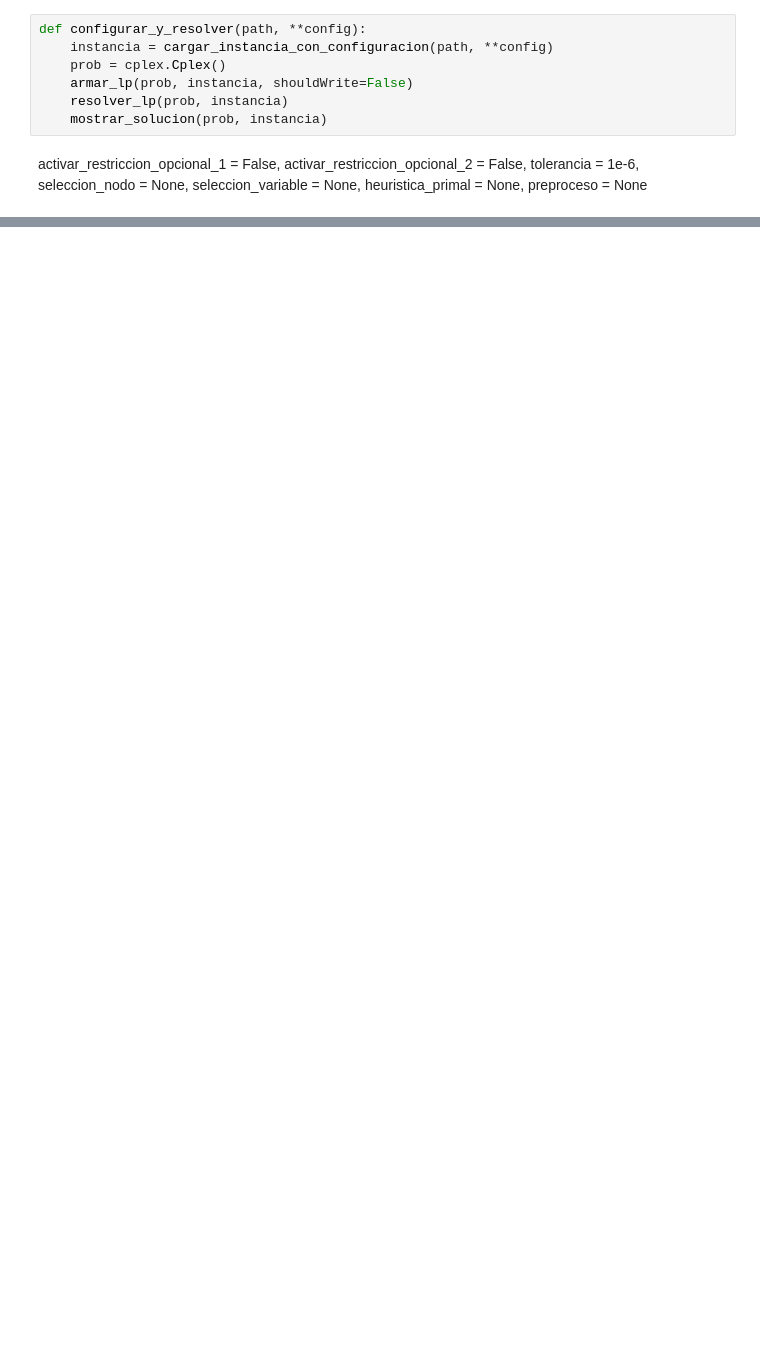
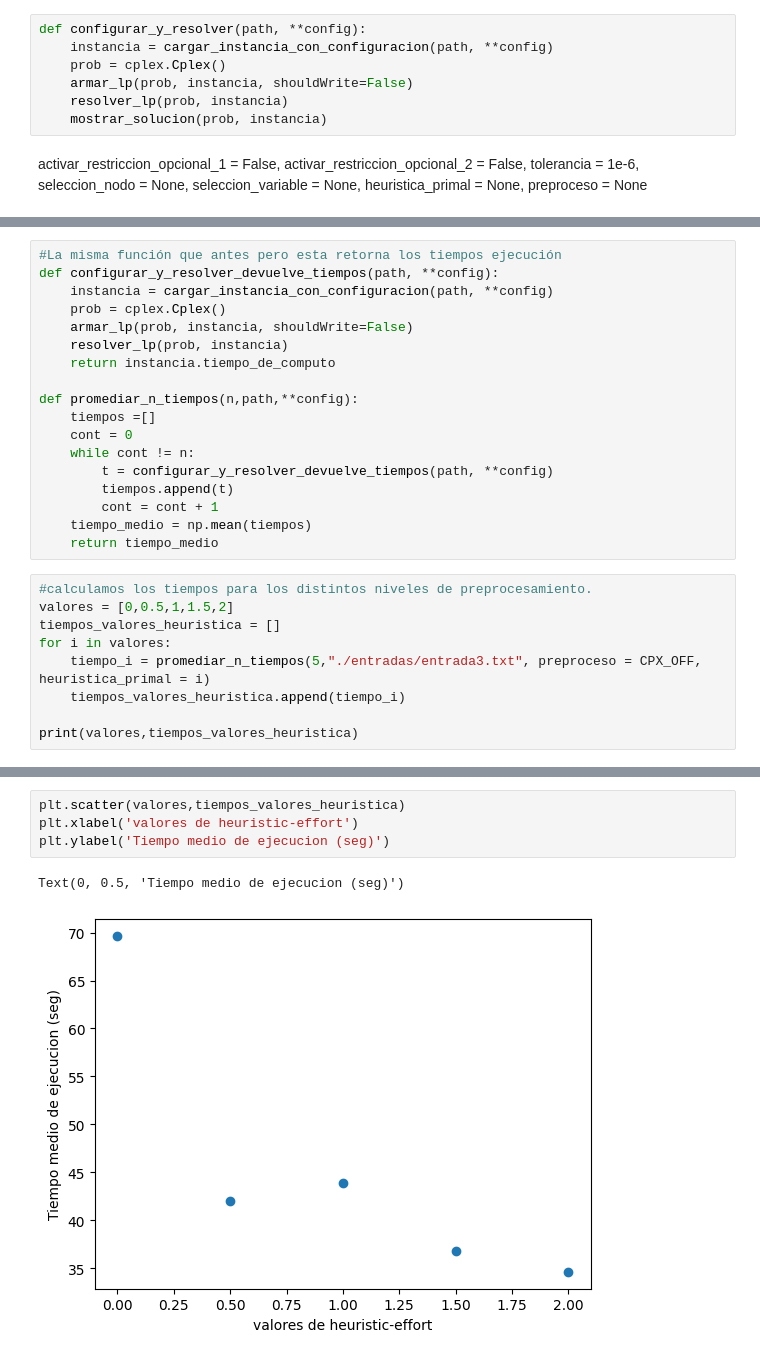
Before and after one commit to Nicopiwi/tps-invop-1c2024, a Jupyter notebook: tp1_ple/notebook.ipynb, the cells around one changed output, grey strips where cells are left out. Saved outputs shown, nothing was run; the diff lists cells and outputs as text; blank space fills up the shorter version.

```diff
--- a/tp1_ple/notebook.ipynb
+++ b/tp1_ple/notebook.ipynb
@@ -30,0 +68,27 @@ TypeError: 'int' object is not iterable
+# %%
+#La misma función que antes pero esta retorna los tiempos ejecución
+def configurar_y_resolver_devuelve_tiempos(path, **config):
+    instancia = cargar_instancia_con_configuracion(path, **config)
+    prob = cplex.Cplex()
+    armar_lp(prob, instancia, shouldWrite=False)
+    resolver_lp(prob, instancia)
+    return instancia.tiempo_de_computo
+
+def promediar_n_tiempos(n,path,**config):
+    tiempos =[]
+    cont = 0
+    while cont != n:
+        t = configurar_y_resolver_devuelve_tiempos(path, **config)
+        tiempos.append(t)
+        cont = cont + 1
+    tiempo_medio = np.mean(tiempos)
+    return tiempo_medio
+# %%
+#calculamos los tiempos para los distintos niveles de preprocesamiento.
+valores = [0,0.5,1,1.5,2]
+tiempos_valores_heuristica = []
+for i in valores:
+    tiempo_i = promediar_n_tiempos(5,"./entradas/entrada3.txt", preproceso = CPX_OFF, heuristica_primal = i)
+    tiempos_valores_heuristica.append(tiempo_i)
+
+print(valores,tiempos_valores_heuristica)
@@ -30,0 +113,7 @@ TypeError: 'int' object is not iterable
+# %%
+plt.scatter(valores,tiempos_valores_heuristica)
+plt.xlabel('valores de heuristic-effort')
+plt.ylabel('Tiempo medio de ejecucion (seg)')
+# %% [output]
+Text(0, 0.5, 'Tiempo medio de ejecucion (seg)')
+[figure, added]
```
Also changed, not shown: parts of 23 cells of this notebook, 1 other file.
